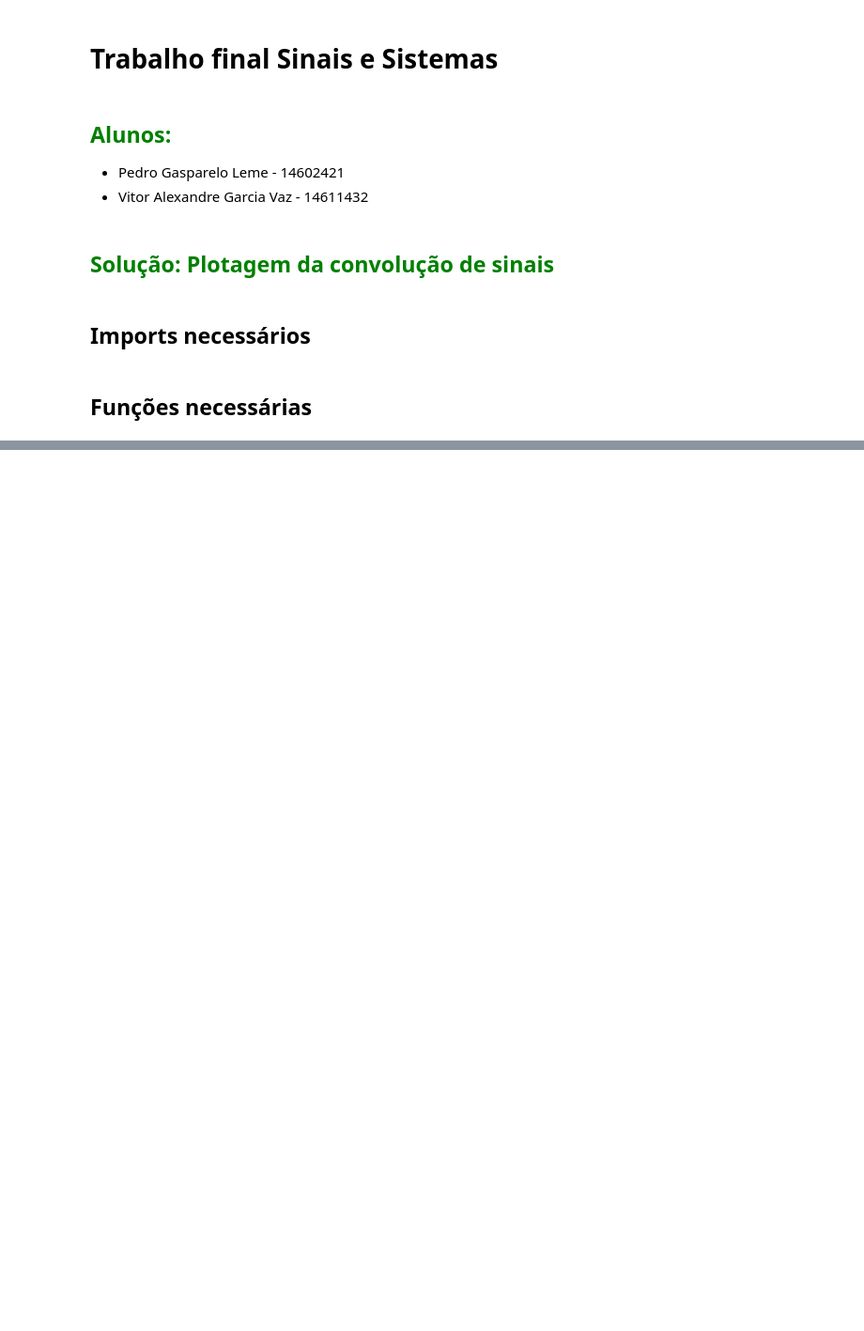
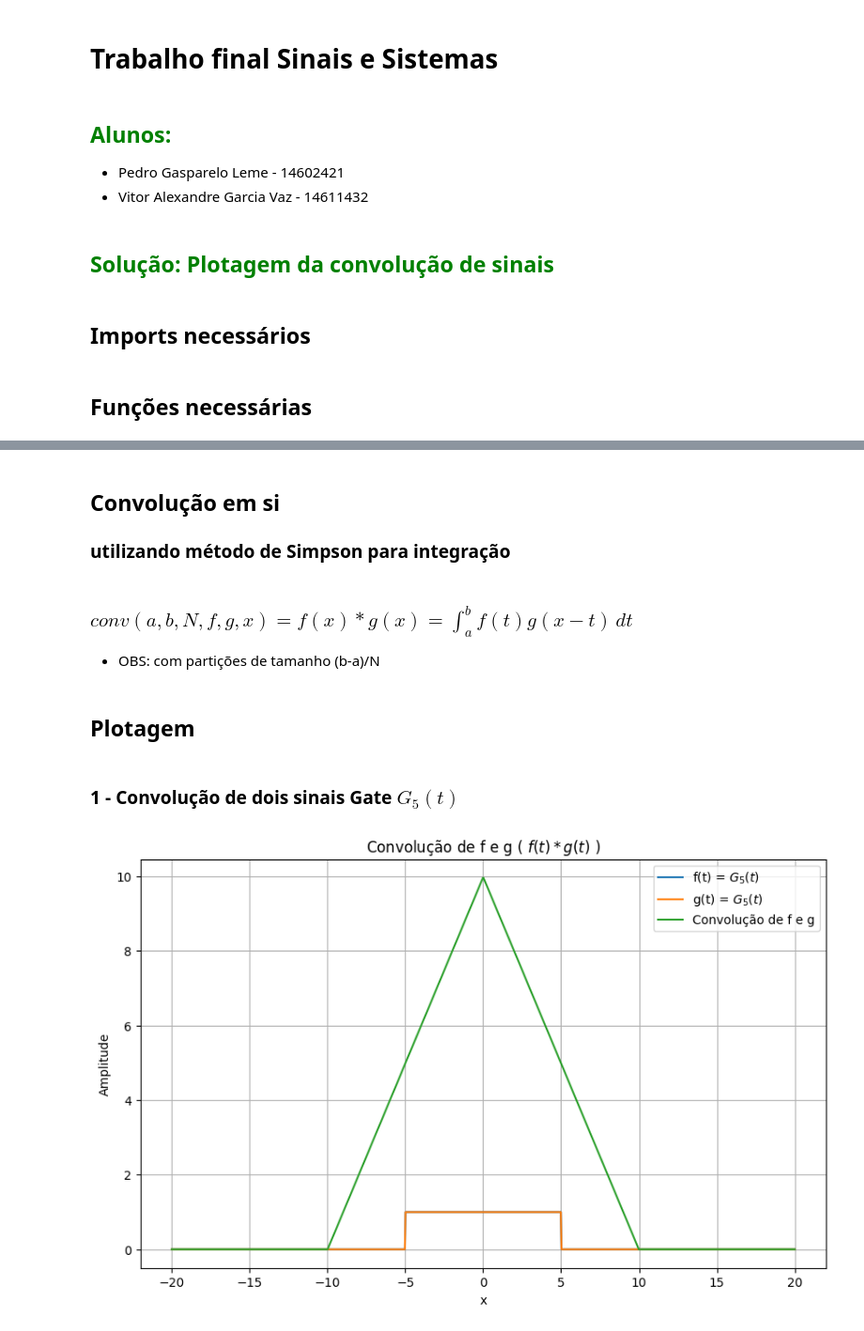
Before and after one commit to XandeGVaz/SinaisSistemas-Work, a Jupyter notebook: apresentation.ipynb, the cells around one changed output, grey strips where cells are left out. Shown at 94% size. Cells and saved outputs as stored; diff of their text form; code cells hidden in the pictures; blank space fills up the shorter version.

```diff
--- a/apresentation.ipynb
+++ b/apresentation.ipynb
@@ -39,0 +36,6 @@ def intg_s(a,b,N,f):
+# %% [markdown]
+## **Convolução em si**
+### utilizando método de Simpson para integração
+# %% [markdown]
+### $conv(a,b,N,f,g,x) = f(x)*g(x) = \int_a^b f(t)g(x - t) \,dt$
+* OBS: com partições de tamanho (b-a)/N
@@ -39,0 +64,38 @@ def intg_s(a,b,N,f):
+# %% [markdown]
+## **Plotagem**
+# %% [markdown]
+### **1 - Convolução de dois sinais Gate $G_5(t)$**
+# %%
+# Definindo as funções f e g
+def f(t):
+    if(abs(t) < 5):
+        return 1
+    return 0
+
+def g(t):
+    if(abs(t) < 5):
+        return 1
+    return 0
+
+# Parâmetros
+a = -20
+b = 20
+N = 1000
+x_values = np.linspace(a, b, N)
+
+# Calculando a convolução para cada valor de x
+conv_values = [conv(a, b, N, f, f, x) for x in x_values]
+
+# Plotando os resultados
+plt.figure(figsize=(10, 6))
+plt.plot(x_values, [f(x) for x in x_values], label='f(t) = $G_5(t)$')
+plt.plot(x_values, [g(x) for x in x_values], label='g(t) = $G_5(t)$')
+plt.plot(x_values, conv_values, label='Convolução de f e g')
+plt.xlabel('x')
+plt.ylabel('Amplitude')
+plt.title('Convolução de f e g ( $f(t)*g(t)$ )')
+plt.legend()
+plt.grid(True)
+plt.show()
+# %% [output]
+[figure, added]
```
Also changed, not shown: parts of 4 cells of this notebook, 1 other file.
